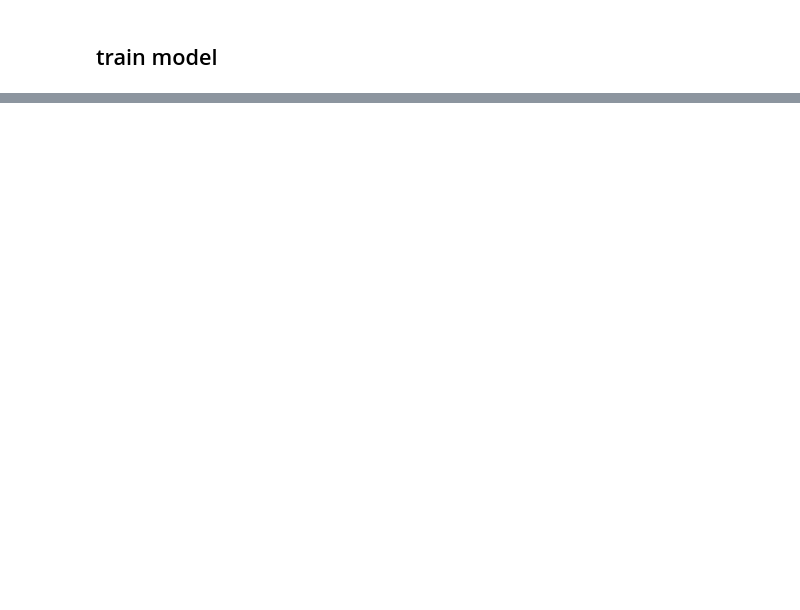
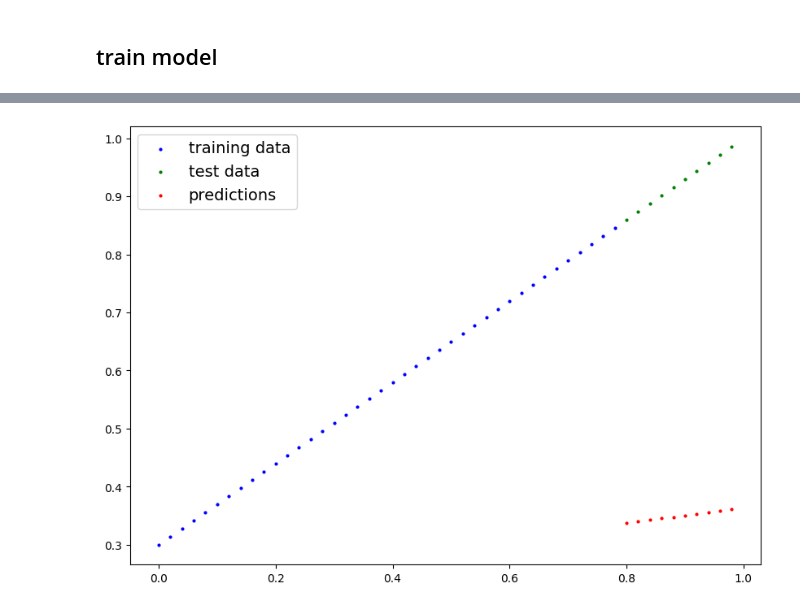
Before and after one commit to tokyustay/pytorch, a Jupyter notebook: PyTorch for Deep Learning & Machine Learning/pytorch_workflow01.ipynb, the cells around one changed output, grey strips where cells are left out. Drawn from its saved outputs; the diff is of its cells as text; code cells hidden in the pictures; blank space fills up the shorter version.

```diff
--- a/PyTorch for Deep Learning & Machine Learning/pytorch_workflow01.ipynb
+++ b/PyTorch for Deep Learning & Machine Learning/pytorch_workflow01.ipynb
@@ -166,0 +227,5 @@ L1Loss()
+# %%
+
+plot_predictions(predictions=y_preds)
+# %% [output]
+[figure, added]
```
Also changed, not shown: parts of 11 cells of this notebook.
